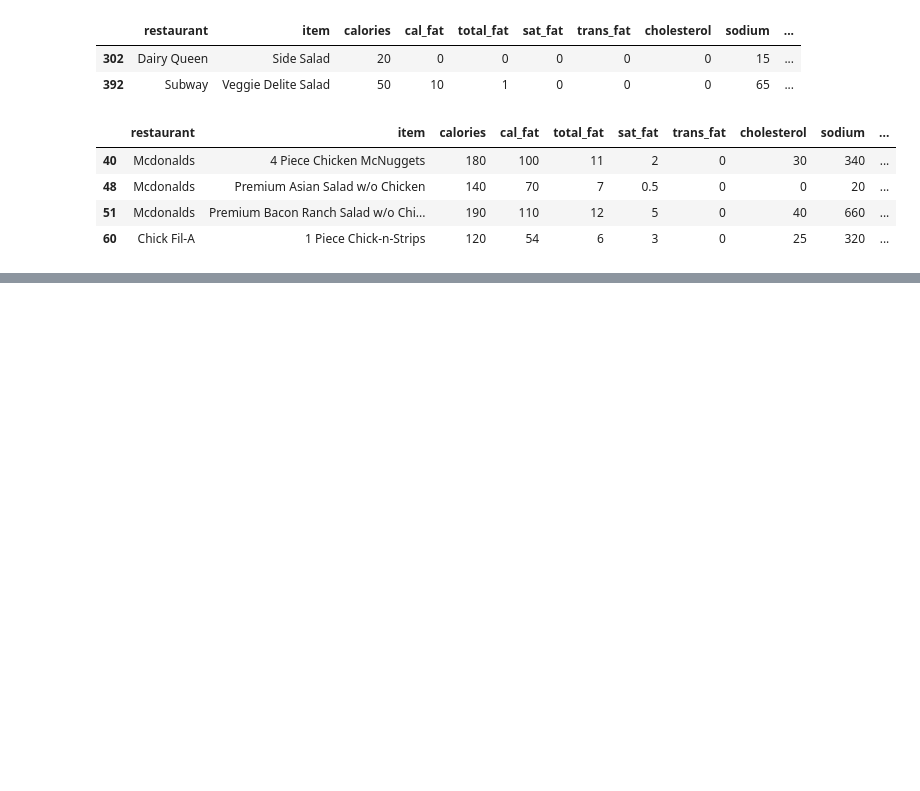
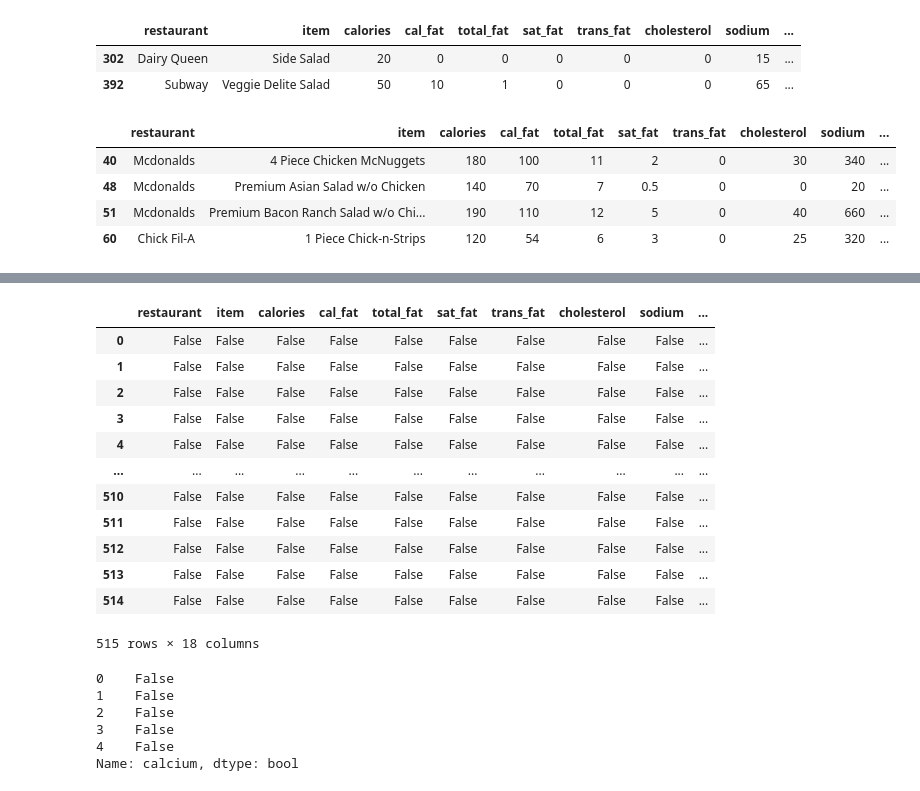
Before and after one commit to TgdaAlmeida/aula_coderhouse, a Jupyter notebook: CURSO_CODER/aula8.ipynb, the cells around one changed output, grey strips where cells are left out. Saved outputs shown, nothing was run; the diff lists cells and outputs as text; code cells hidden in the pictures; blank space fills up the shorter version.

```diff
--- a/CURSO_CODER/aula8.ipynb
+++ b/CURSO_CODER/aula8.ipynb
@@ -167,0 +194,25 @@ df2[(df2['sugar'] < 50)&(df2['calories'] <= 200)].head(4) #COMBINAR FILTROS
+# %%
+df2.isnull() #ONDE FOR NULO O BOOL RETORNA TRUE
+# %% [output]
+|  | restaurant | item | calories | cal_fat | total_fat | sat_fat | trans_fat | cholesterol | sodium | ... |
+| 0 | False | False | False | False | False | False | False | False | False | ... |
+| 1 | False | False | False | False | False | False | False | False | False | ... |
+| 2 | False | False | False | False | False | False | False | False | False | ... |
+| 3 | False | False | False | False | False | False | False | False | False | ... |
+| 4 | False | False | False | False | False | False | False | False | False | ... |
+| ... | ... | ... | ... | ... | ... | ... | ... | ... | ... | ... |
+| 510 | False | False | False | False | False | False | False | False | False | ... |
+| 511 | False | False | False | False | False | False | False | False | False | ... |
+| 512 | False | False | False | False | False | False | False | False | False | ... |
+| 513 | False | False | False | False | False | False | False | False | False | ... |
+| 514 | False | False | False | False | False | False | False | False | False | ... |
+515 rows × 18 columns
+# %%
+df2['calcium'].isnull().head() #ATRIBUINDO A VARIAVEL APARECE OS DADOS
+# %% [output]
+0    False
+1    False
+2    False
+3    False
+4    False
+Name: calcium, dtype: bool
```
Also changed, not shown: parts of 10 cells of this notebook, 1 other file.
